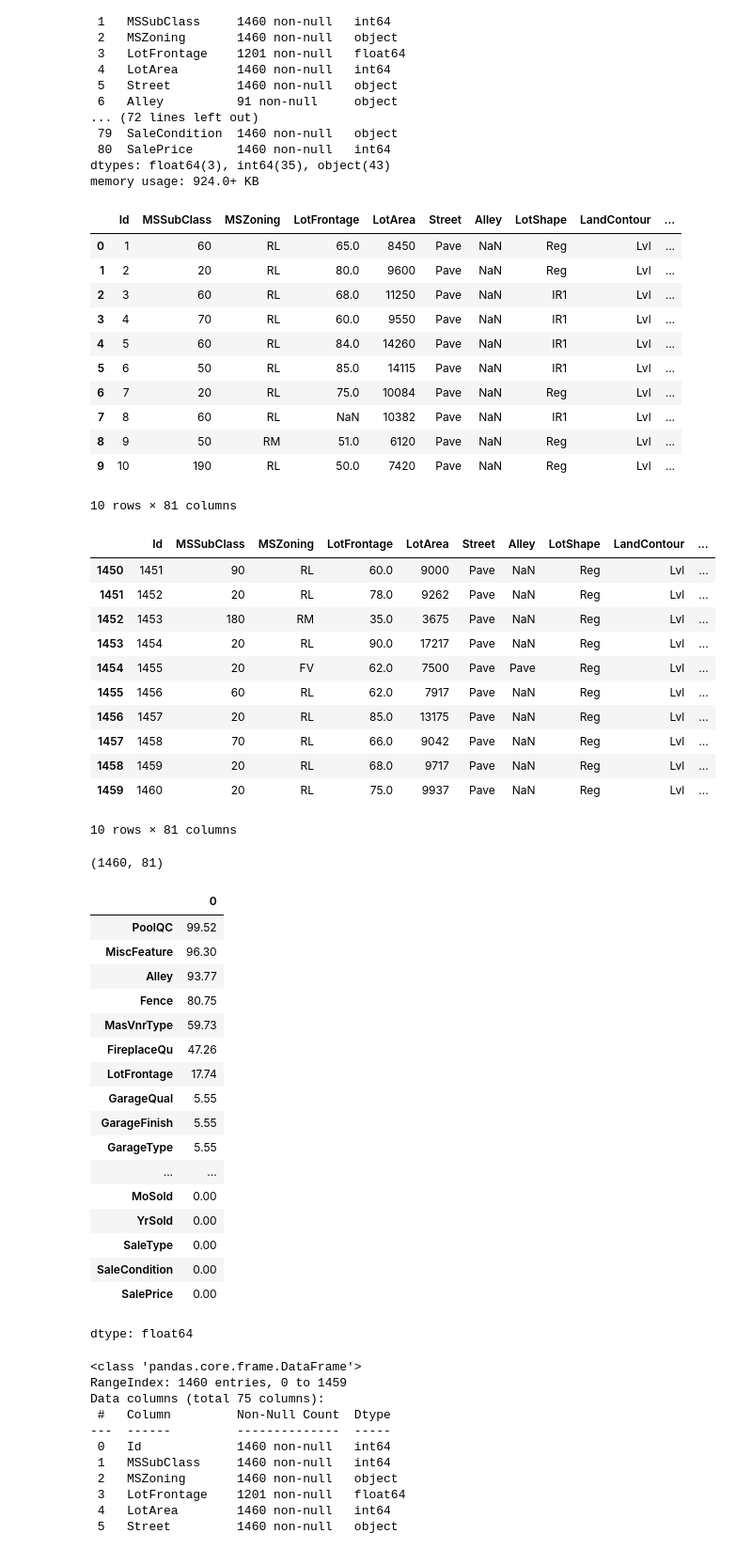
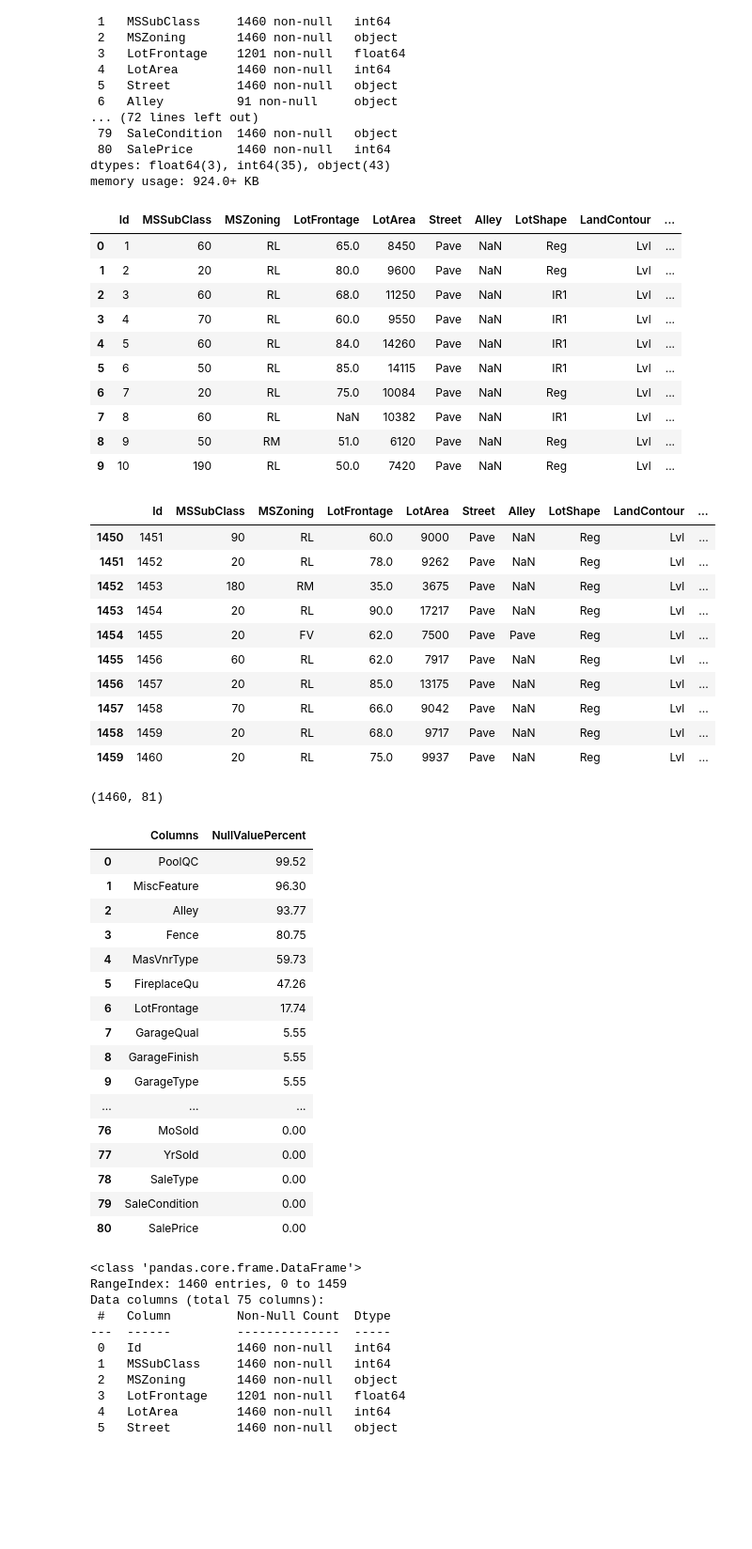
Before and after one commit to lokicodess/mlops-training, a Jupyter notebook: 02_day2/AI_ML_Ops_EXL_Jul_2025_Day_2_EDA.ipynb, the cells around one changed output. Shown at 94% size. Saved outputs shown, nothing was run; the diff lists cells and outputs as text; code cells hidden in the pictures; blank space fills up the shorter version.

Commit message:
AI ML Ops EXL Session, Jul 2025, Day 2, Exploratory Data Analysis

```diff
--- a/02_day2/AI_ML_Ops_EXL_Jul_2025_Day_2_EDA.ipynb
+++ b/02_day2/AI_ML_Ops_EXL_Jul_2025_Day_2_EDA.ipynb
@@ -6 +7,5 @@ import pandas as pd
+# %%
+# Set options to display maximum rows & columns
+pd.options.display.max_rows = None
+pd.options.display.max_columns = None
 # %%
@@ -47,10 +51,8 @@ house_pricing_data_df.head(10)
 | 7 | 8 | 60 | RL | NaN | 10382 | Pave | NaN | IR1 | Lvl | ... |
 | 8 | 9 | 50 | RM | 51.0 | 6120 | Pave | NaN | Reg | Lvl | ... |
 | 9 | 10 | 190 | RL | 50.0 | 7420 | Pave | NaN | Reg | Lvl | ... |
-10 rows × 81 columns
 # %%
 # Displaying last n rows of dataset
-pd.options.display.max_rows = None
 house_pricing_data_df.tail(10)
 # %% [output]
 |  | Id | MSSubClass | MSZoning | LotFrontage | LotArea | Street | Alley | LotShape | LandContour | ... |
@@ -64,5 +66,4 @@ house_pricing_data_df.tail(10)
 | 1457 | 1458 | 70 | RL | 66.0 | 9042 | Pave | NaN | Reg | Lvl | ... |
 | 1458 | 1459 | 20 | RL | 68.0 | 9717 | Pave | NaN | Reg | Lvl | ... |
 | 1459 | 1460 | 20 | RL | 75.0 | 9937 | Pave | NaN | Reg | Lvl | ... |
-10 rows × 81 columns
 # %%
@@ -73,26 +74,26 @@ house_pricing_data_df.shape
 # %%
 # Display percentage of null values per column
 eval_js('google.colab.output.setIframeHeight("300")')
-(round(house_pricing_data_df.isna().sum()/house_pricing_data_df.shape[0],4)*100).sort_values(ascending=False)
+columns_isna_percent_df = (round(house_pricing_data_df.isna().sum()/house_pricing_data_df.shape[0],4)*100).sort_values(ascending=False).reset_index().rename(columns={'index':'Column',0:'NullValuePercent'})
+columns_isna_percent_df
 # %% [output]
-|  | 0 |
-| PoolQC | 99.52 |
-| MiscFeature | 96.30 |
-| Alley | 93.77 |
-| Fence | 80.75 |
-| MasVnrType | 59.73 |
-| FireplaceQu | 47.26 |
-| LotFrontage | 17.74 |
-| GarageQual | 5.55 |
-| GarageFinish | 5.55 |
-| GarageType | 5.55 |
-| ... | ... |
-| MoSold | 0.00 |
-| YrSold | 0.00 |
-| SaleType | 0.00 |
-| SaleCondition | 0.00 |
-| SalePrice | 0.00 |
+|  | Columns | NullValuePercent |
+| 0 | PoolQC | 99.52 |
+| 1 | MiscFeature | 96.30 |
+| 2 | Alley | 93.77 |
+| 3 | Fence | 80.75 |
+| 4 | MasVnrType | 59.73 |
+| 5 | FireplaceQu | 47.26 |
+| 6 | LotFrontage | 17.74 |
+| 7 | GarageQual | 5.55 |
+| 8 | GarageFinish | 5.55 |
+| 9 | GarageType | 5.55 |
+| ... | ... | ... |
+| 76 | MoSold | 0.00 |
+| 77 | YrSold | 0.00 |
+| 78 | SaleType | 0.00 |
+| 79 | SaleCondition | 0.00 |
+| 80 | SalePrice | 0.00 |
-dtype: float64
 # %%
 ## NULL VALUE TREATMENT
 # Drop columns that have over 30% null values
```
Also changed, not shown: parts of 5 cells of this notebook.
